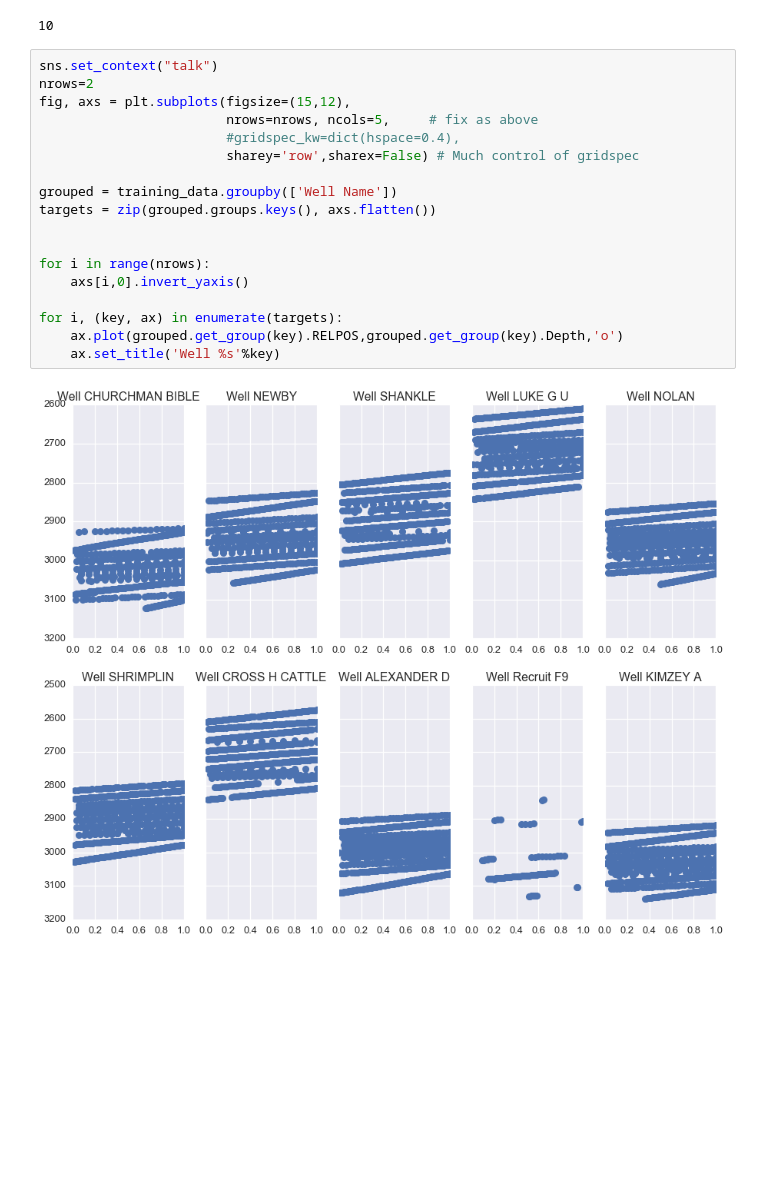
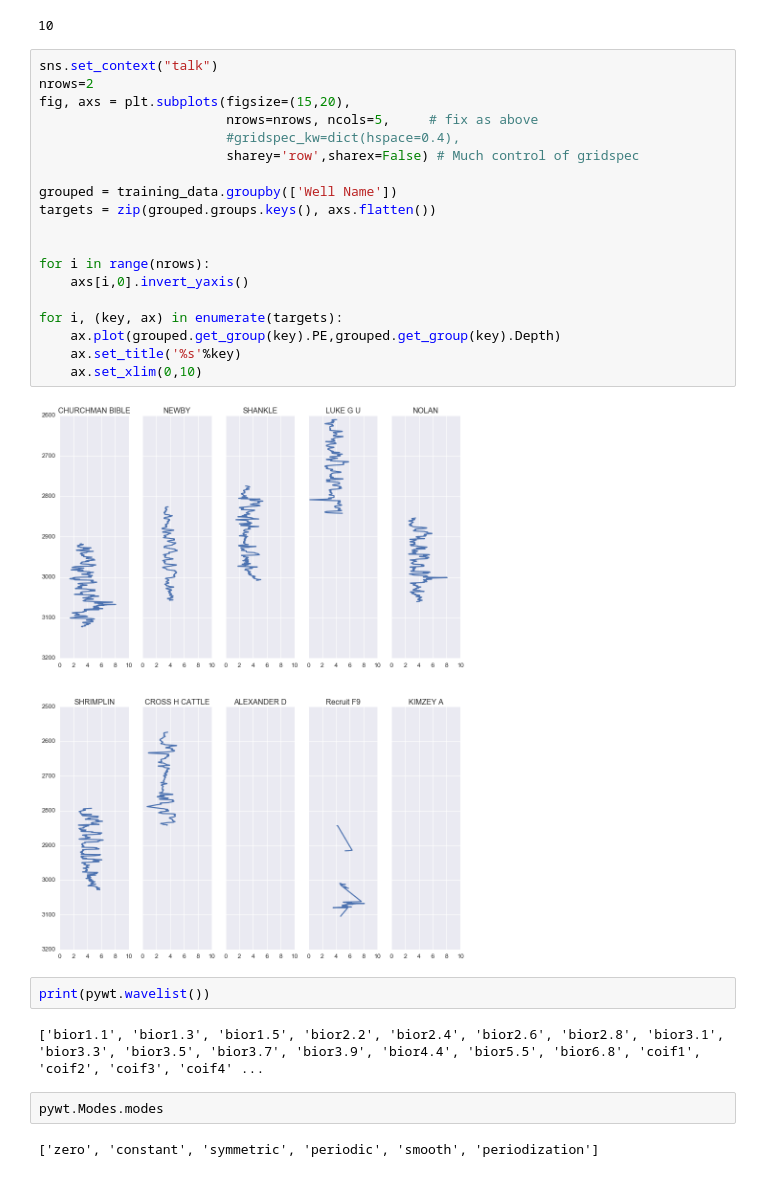
Before and after one commit to lperozzi/2016-ml-contest_liamlearn, a Jupyter notebook: wavelet_test.ipynb, the cells around one changed output. Drawn from its saved outputs; the diff is of its cells as text; blank space fills up the shorter version.

```diff
--- a/wavelet_test.ipynb
+++ b/wavelet_test.ipynb
@@ -38,20 +50,29 @@ len(np.unique(training_data['Well Name']))
 # %%
 sns.set_context("talk")
 nrows=2
-fig, axs = plt.subplots(figsize=(15,12),
+fig, axs = plt.subplots(figsize=(15,20),
                         nrows=nrows, ncols=5,     # fix as above
                         #gridspec_kw=dict(hspace=0.4),
                         sharey='row',sharex=False) # Much control of gridspec
 
 grouped = training_data.groupby(['Well Name'])
 targets = zip(grouped.groups.keys(), axs.flatten())
 
 
 for i in range(nrows):
     axs[i,0].invert_yaxis()
 
 for i, (key, ax) in enumerate(targets):
-    ax.plot(grouped.get_group(key).RELPOS,grouped.get_group(key).Depth,'o')
-    ax.set_title('Well %s'%key)
+    ax.plot(grouped.get_group(key).PE,grouped.get_group(key).Depth)
+    ax.set_title('%s'%key)
+    ax.set_xlim(0,10)
 # %% [output]
-[figure, old version]
+[figure, new version]
+# %%
+print(pywt.wavelist())
+# %% [output]
+['bior1.1', 'bior1.3', 'bior1.5', 'bior2.2', 'bior2.4', 'bior2.6', 'bior2.8', 'bior3.1', 'bior3.3', 'bior3.5', 'bior3.7', 'bior3.9', 'bior4.4', 'bior5.5', 'bior6.8', 'coif1', 'coif2', 'coif3', 'coif4' ...
+# %%
+pywt.Modes.modes
+# %% [output]
+['zero', 'constant', 'symmetric', 'periodic', 'smooth', 'periodization']
```
Also changed, not shown: parts of 12 cells of this notebook, 5 other files.
